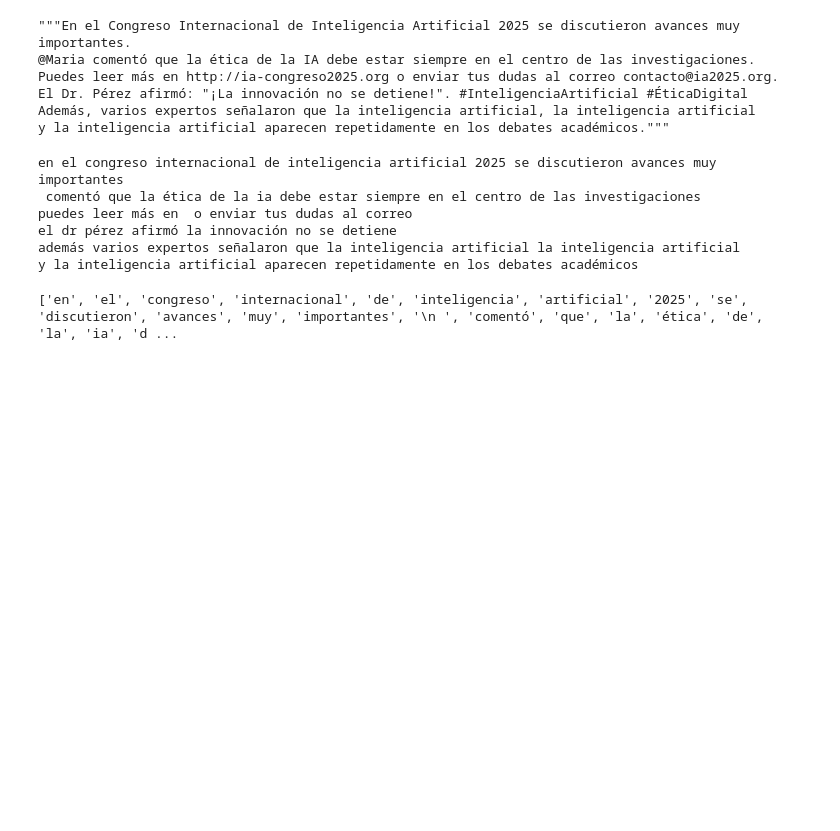
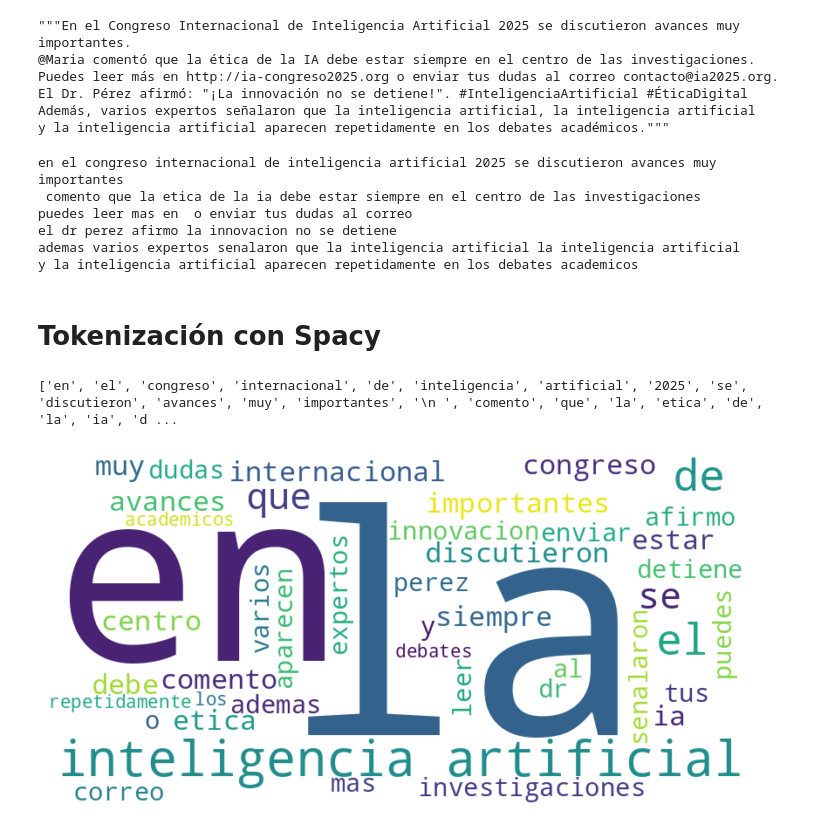
Before and after one commit to jonathanahc/PLN_Practicas, a Jupyter notebook: Aplicación_de_técnicas_de_PLN_Jonathan_Herrera.ipynb, the cells around one changed output. Cells and saved outputs as stored; diff of their text form; code cells hidden in the pictures; blank space fills up the shorter version.

```diff
--- a/Aplicación_de_técnicas_de_PLN_Jonathan_Herrera.ipynb
+++ b/Aplicación_de_técnicas_de_PLN_Jonathan_Herrera.ipynb
@@ -28,20 +30,32 @@ texto_sin_urls = re.sub(r'http\S+', '', texto_minusculas)
 texto_sin_emails = re.sub(r'\S+@\S+', '', texto_sin_urls)
 texto_sin_hashtags = re.sub(r'#\w+', '', texto_sin_emails)
 texto_sin_menciones = re.sub(r'@\w+', '', texto_sin_hashtags)
-texto_limpio = re.sub(r'[^\w\s]', '', texto_sin_menciones)
+texto_limpio1 = re.sub(r'[^\w\s]', '', texto_sin_menciones)
+texto_limpio2 = unidecode(texto_limpio1)
 # %%
-print(texto_limpio)
+print(texto_limpio2)
 # %% [output]
 en el congreso internacional de inteligencia artificial 2025 se discutieron avances muy importantes
- comentó que la ética de la ia debe estar siempre en el centro de las investigaciones
-puedes leer más en  o enviar tus dudas al correo
-el dr pérez afirmó la innovación no se detiene
-además varios expertos señalaron que la inteligencia artificial la inteligencia artificial
-y la inteligencia artificial aparecen repetidamente en los debates académicos
+ comento que la etica de la ia debe estar siempre en el centro de las investigaciones
+puedes leer mas en  o enviar tus dudas al correo
+el dr perez afirmo la innovacion no se detiene
+ademas varios expertos senalaron que la inteligencia artificial la inteligencia artificial
+y la inteligencia artificial aparecen repetidamente en los debates academicos
+# %% [markdown]
+# **Tokenización con Spacy**
 # %%
 nlp = spacy.load("en_core_web_sm")
-doc = nlp(texto_limpio)
+doc = nlp(texto_limpio2)
 tokens = [token.text for token in doc]
 print(tokens)
 # %% [output]
-['en', 'el', 'congreso', 'internacional', 'de', 'inteligencia', 'artificial', '2025', 'se', 'discutieron', 'avances', 'muy', 'importantes', '\n ', 'comentó', 'que', 'la', 'ética', 'de', 'la', 'ia', 'd ...
+['en', 'el', 'congreso', 'internacional', 'de', 'inteligencia', 'artificial', '2025', 'se', 'discutieron', 'avances', 'muy', 'importantes', '\n ', 'comento', 'que', 'la', 'etica', 'de', 'la', 'ia', 'd ...
+# %%
+texto_tokens = ' '.join(tokens)
+wordcloud1 = WordCloud(width=800, height=400, background_color='white').generate(texto_tokens)
+plt.figure(figsize=(9, 5))
+plt.imshow(wordcloud1, interpolation='bilinear')
+plt.axis('off')
+plt.show()
+# %% [output]
+[figure, added]
```
Also changed, not shown: parts of 12 cells of this notebook.
